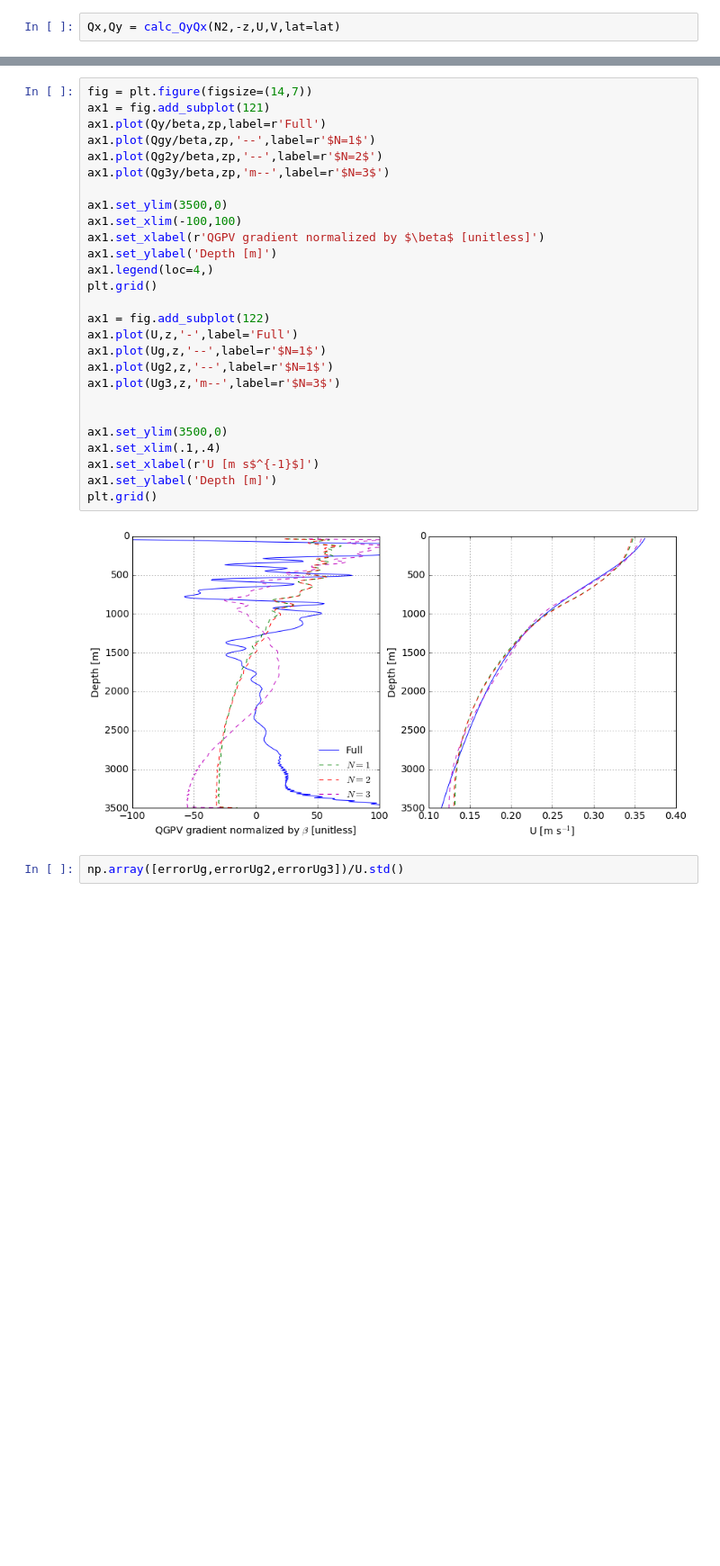
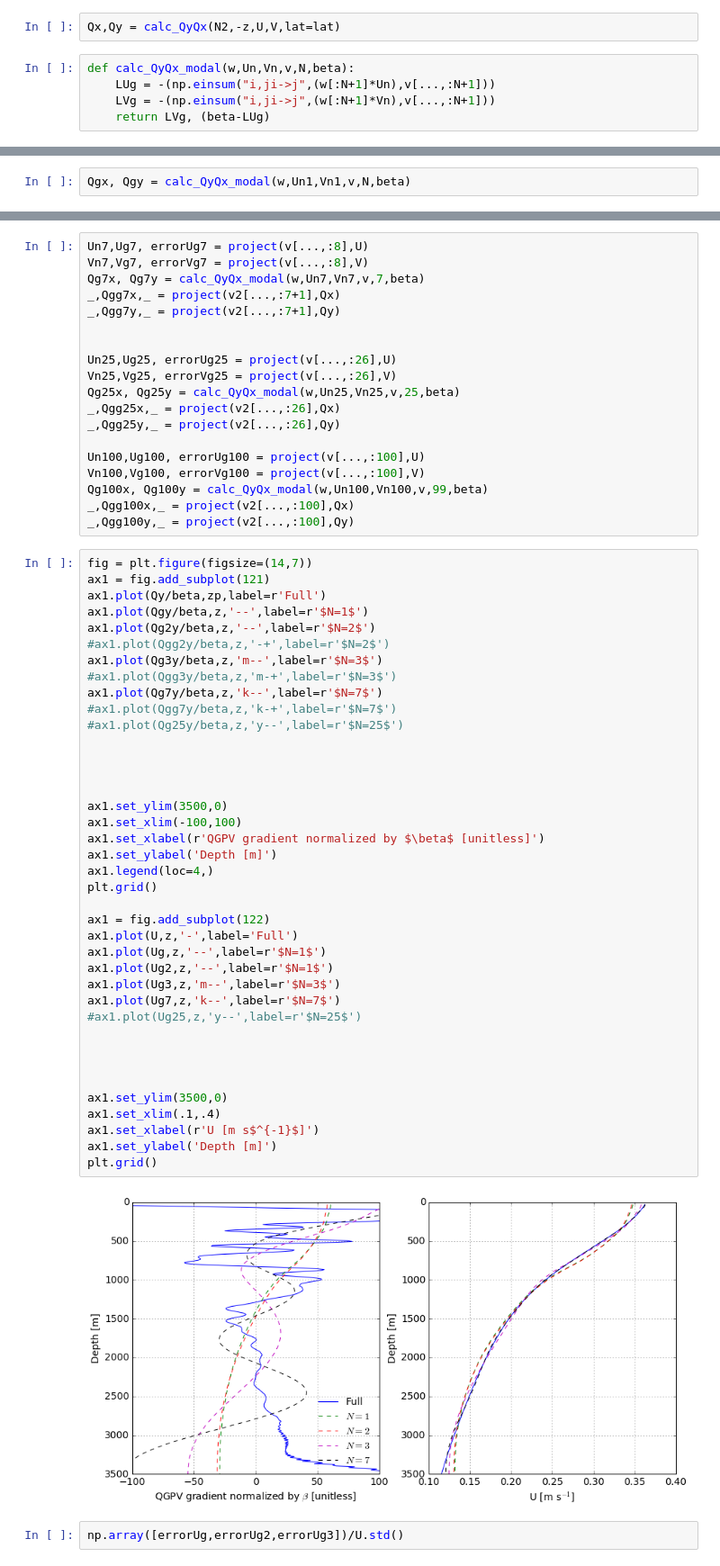
Before and after one commit to cesar-rocha/dp_spectra, a Jupyter notebook: stability/cDrakePVGradient.ipynb, the cells around one changed output, grey strips where cells are left out. Shown at 90% size. Saved outputs shown, nothing was run; the diff lists cells and outputs as text; blank space fills up the shorter version.

```diff
--- a/stability/cDrakePVGradient.ipynb
+++ b/stability/cDrakePVGradient.ipynb
@@ -101,3 +101,8 @@ def calc_QyQx(N2,z,U,V,lat):
     return Qx, Qy
 # %%
 Qx,Qy = calc_QyQx(N2,-z,U,V,lat=lat)
+# %%
+def calc_QyQx_modal(w,Un,Vn,v,N,beta):
+    LUg = -(np.einsum("i,ji->j",(w[:N+1]*Un),v[...,:N+1]))
+    LVg = -(np.einsum("i,ji->j",(w[:N+1]*Vn),v[...,:N+1]))
+    return LVg, (beta-LUg)
@@ -109,3 +120,5 @@ Qgx,Qgy = calc_QyQx(N2,-z,Ug.squeeze(),Vg.squeeze(),lat=lat)
+# %%
+Qgx, Qgy = calc_QyQx_modal(w,Un1,Vn1,v,N,beta)
 # %%
 fig = plt.figure(figsize=(14,7))
 
@@ -158,32 +181,63 @@ Qg3x,Qg3y = calc_QyQx(N2,-z,Ug3.squeeze(),Vg3.squeeze(),lat=lat)
+# %%
+Un7,Ug7, errorUg7 = project(v[...,:8],U)
+Vn7,Vg7, errorVg7 = project(v[...,:8],V)
+Qg7x, Qg7y = calc_QyQx_modal(w,Un7,Vn7,v,7,beta)
+_,Qgg7x,_ = project(v2[...,:7+1],Qx)
+_,Qgg7y,_ = project(v2[...,:7+1],Qy)
+
+
+Un25,Ug25, errorUg25 = project(v[...,:26],U)
+Vn25,Vg25, errorVg25 = project(v[...,:26],V)
+Qg25x, Qg25y = calc_QyQx_modal(w,Un25,Vn25,v,25,beta)
+_,Qgg25x,_ = project(v2[...,:26],Qx)
+_,Qgg25y,_ = project(v2[...,:26],Qy)
+
+Un100,Ug100, errorUg100 = project(v[...,:100],U)
+Vn100,Vg100, errorVg100 = project(v[...,:100],V)
+Qg100x, Qg100y = calc_QyQx_modal(w,Un100,Vn100,v,99,beta)
+_,Qgg100x,_ = project(v2[...,:100],Qx)
+_,Qgg100y,_ = project(v2[...,:100],Qy)
 # %%
 fig = plt.figure(figsize=(14,7))
 ax1 = fig.add_subplot(121)
 ax1.plot(Qy/beta,zp,label=r'Full')
-ax1.plot(Qgy/beta,zp,'--',label=r'$N=1$')
-ax1.plot(Qg2y/beta,zp,'--',label=r'$N=2$')
-ax1.plot(Qg3y/beta,zp,'m--',label=r'$N=3$')
+ax1.plot(Qgy/beta,z,'--',label=r'$N=1$')
+ax1.plot(Qg2y/beta,z,'--',label=r'$N=2$')
+#ax1.plot(Qgg2y/beta,z,'-+',label=r'$N=2$')
+ax1.plot(Qg3y/beta,z,'m--',label=r'$N=3$')
+#ax1.plot(Qgg3y/beta,z,'m-+',label=r'$N=3$')
+ax1.plot(Qg7y/beta,z,'k--',label=r'$N=7$')
+#ax1.plot(Qgg7y/beta,z,'k-+',label=r'$N=7$')
+#ax1.plot(Qg25y/beta,z,'y--',label=r'$N=25$')
+
+
+
 
 ax1.set_ylim(3500,0)
 ax1.set_xlim(-100,100)
 ax1.set_xlabel(r'QGPV gradient normalized by $\beta$ [unitless]')
 ax1.set_ylabel('Depth [m]')
 ax1.legend(loc=4,)
 plt.grid()
 
 ax1 = fig.add_subplot(122)
 ax1.plot(U,z,'-',label='Full')
 ax1.plot(Ug,z,'--',label=r'$N=1$')
 ax1.plot(Ug2,z,'--',label=r'$N=1$')
 ax1.plot(Ug3,z,'m--',label=r'$N=3$')
+ax1.plot(Ug7,z,'k--',label=r'$N=7$')
+#ax1.plot(Ug25,z,'y--',label=r'$N=25$')
+
+
 
 
 ax1.set_ylim(3500,0)
 ax1.set_xlim(.1,.4)
 ax1.set_xlabel(r'U [m s$^{-1}$]')
 ax1.set_ylabel('Depth [m]')
 plt.grid()
 # %% [output]
-[figure, old version]
+[figure, new version]
 # %%
 np.array([errorUg,errorUg2,errorUg3])/U.std()
 # %% [output]
```
Also changed, not shown: parts of 9 cells of this notebook.
